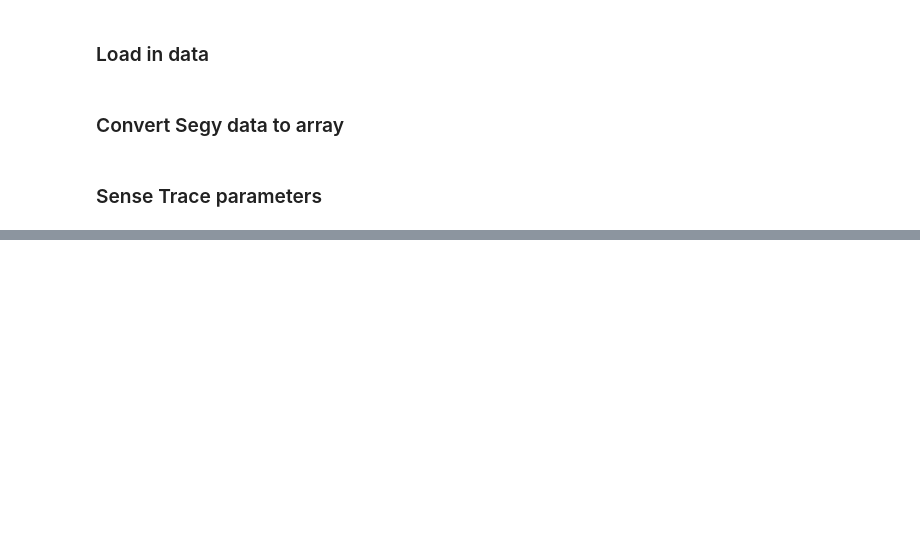
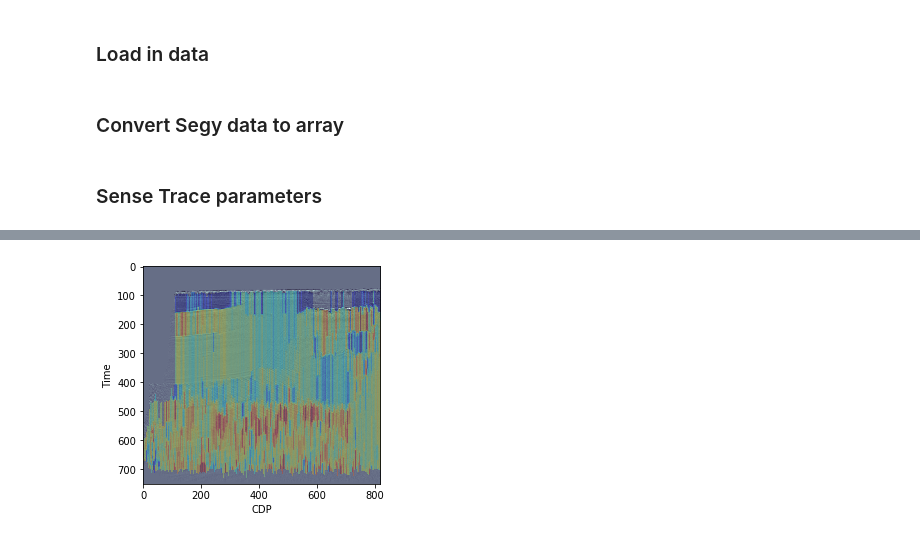
Before and after one commit to spoulter9/MSc-Q-Estimation-Project, a Jupyter notebook: Q_Estimate_WholeSection.ipynb, the cells around one changed output, grey strips where cells are left out. Drawn from its saved outputs; the diff is of its cells as text; code cells hidden in the pictures; blank space fills up the shorter version.

```diff
--- a/Q_Estimate_WholeSection.ipynb
+++ b/Q_Estimate_WholeSection.ipynb
@@ -176,0 +188,16 @@ plt.plot(time,1/qc[:,88])
+# %%
+
+fig = plt.figure(frameon=False)
+
+Z1 = datawhole
+
+im1 = plt.imshow(Z1, cmap=plt.cm.bone, interpolation='nearest')
+
+Z2 = 1/qc
+
+im2 = plt.imshow(Z2, cmap=plt.cm.jet, alpha=.3, interpolation='bilinear',vmin = -0.018, vmax = 0.018)
+plt.xlabel('CDP')
+plt.ylabel('Time')
+plt.show()
+# %% [output]
+[figure, added]
```
Also changed, not shown: parts of 3 cells of this notebook.
